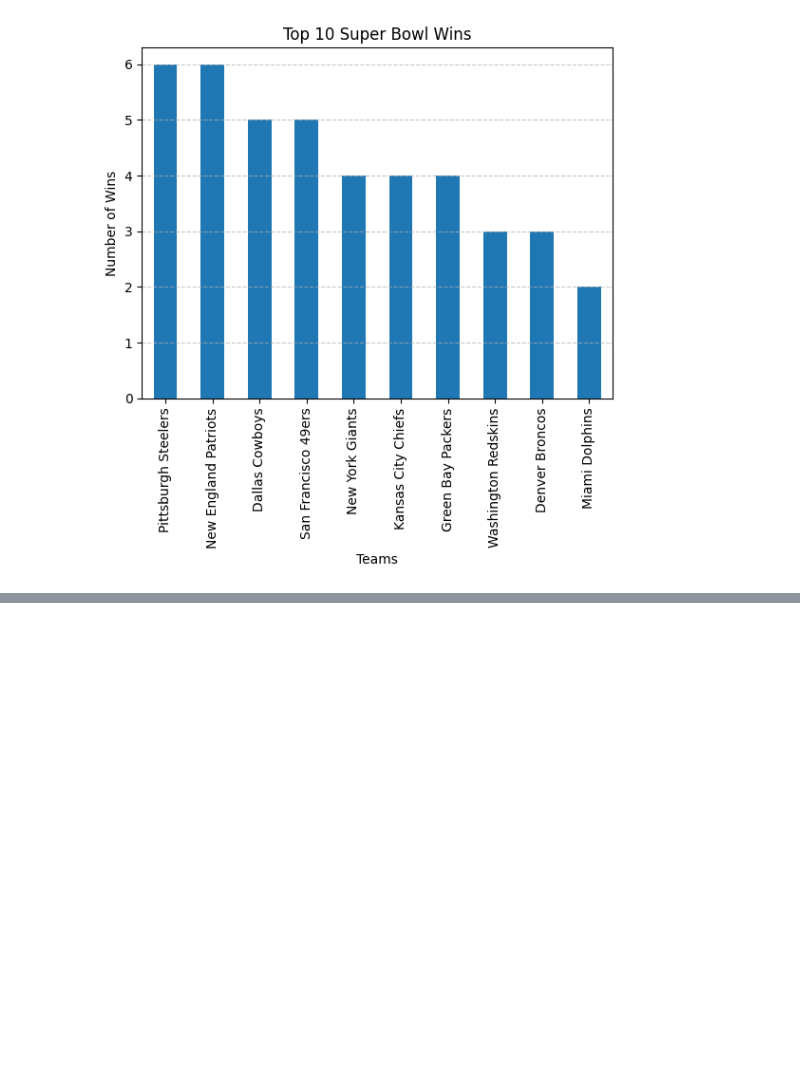
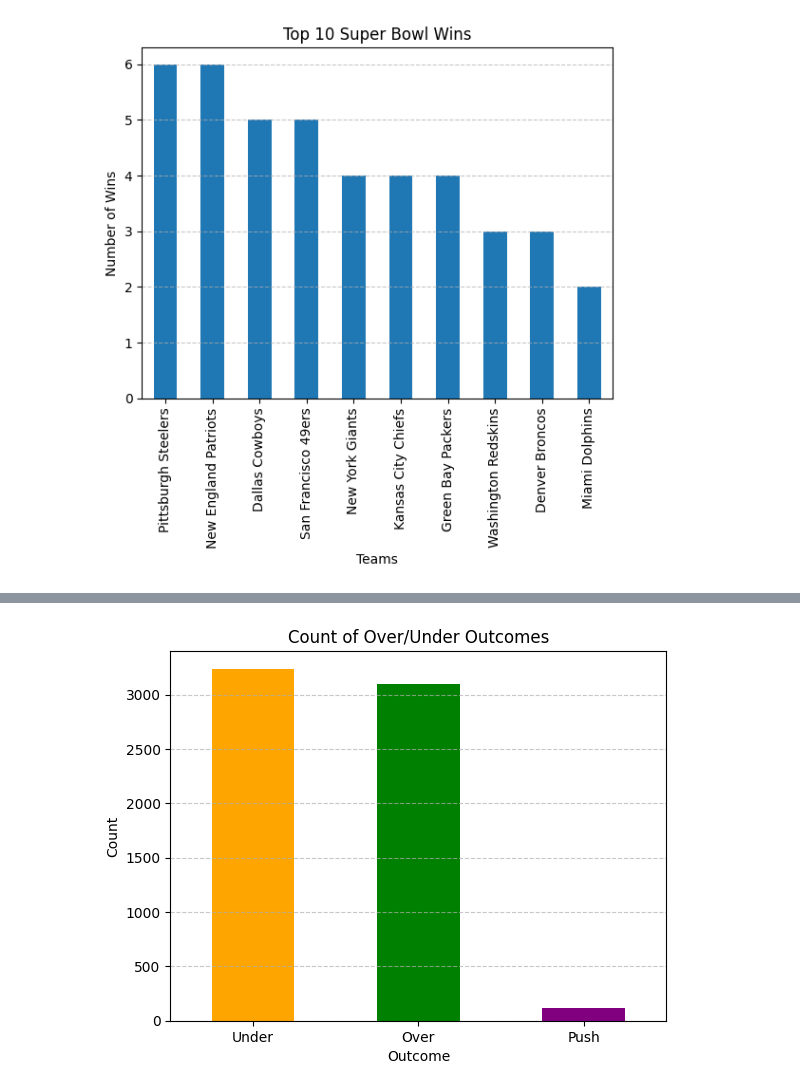
Before and after one commit to abajwah/abajwah.github.io, a Jupyter notebook: final.ipynb, the cells around one changed output, grey strips where cells are left out. Cells and saved outputs as stored; diff of their text form; code cells hidden in the pictures; blank space fills up the shorter version.

```diff
--- a/final.ipynb
+++ b/final.ipynb
@@ -292,0 +337,15 @@ plt.show()
+# %%
+# plotting betting columns - plotting the over/under
+# count up the number of over and under and compare
+
+over_under_counts = betting_df['over_under_winner'].value_counts()
+
+over_under_counts.plot(kind='bar', color=['orange', 'green', 'purple'])
+plt.title('Count of Over/Under Outcomes')
+plt.xlabel('Outcome')
+plt.ylabel('Count')
+plt.xticks(rotation=0)  # Horizontal x-ticks for better readability
+plt.grid(axis='y', linestyle='--', alpha=0.7)
+plt.show()
+# %% [output]
+[figure, added]
```
Also changed, not shown: parts of 2 cells of this notebook.
